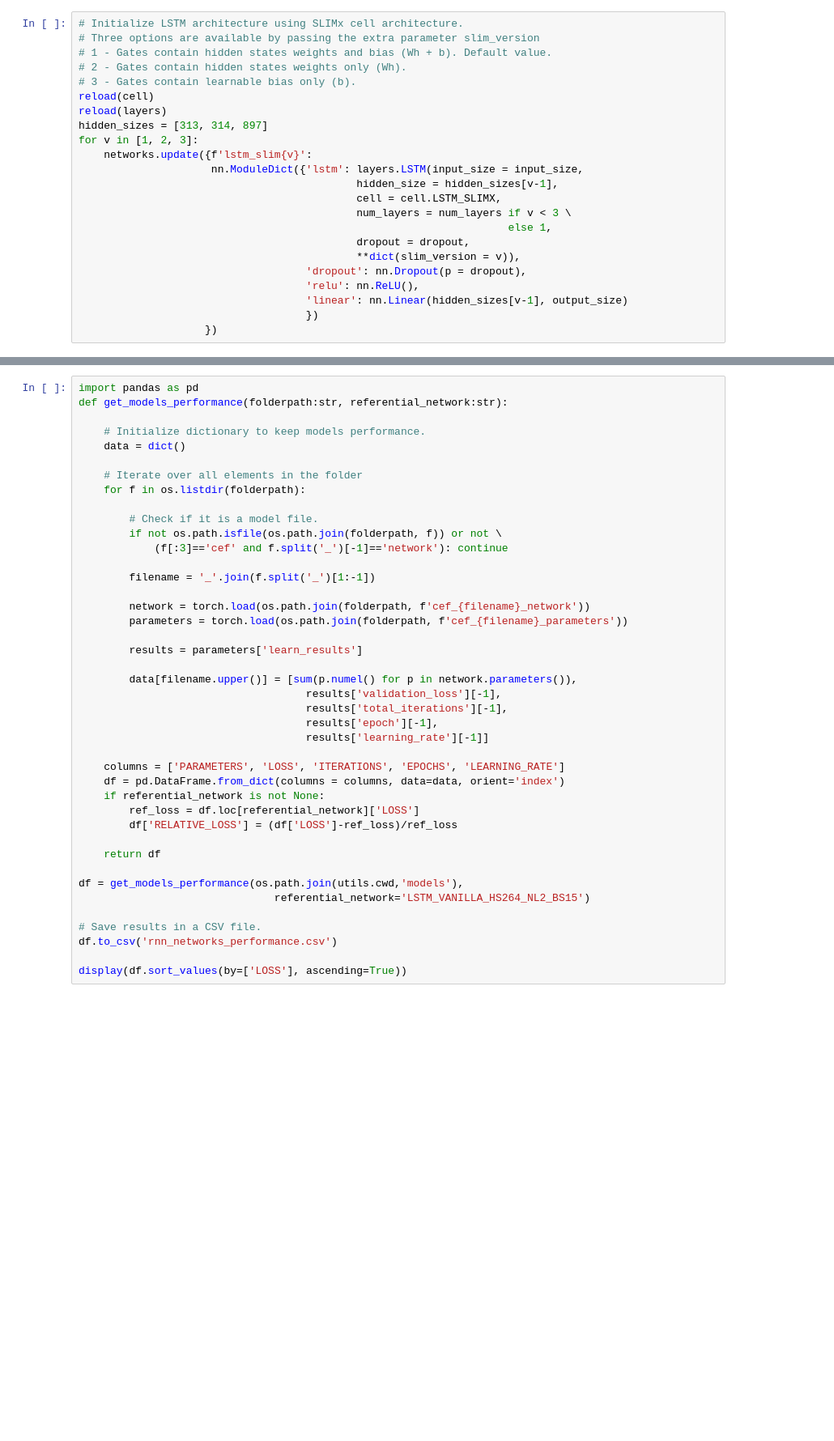
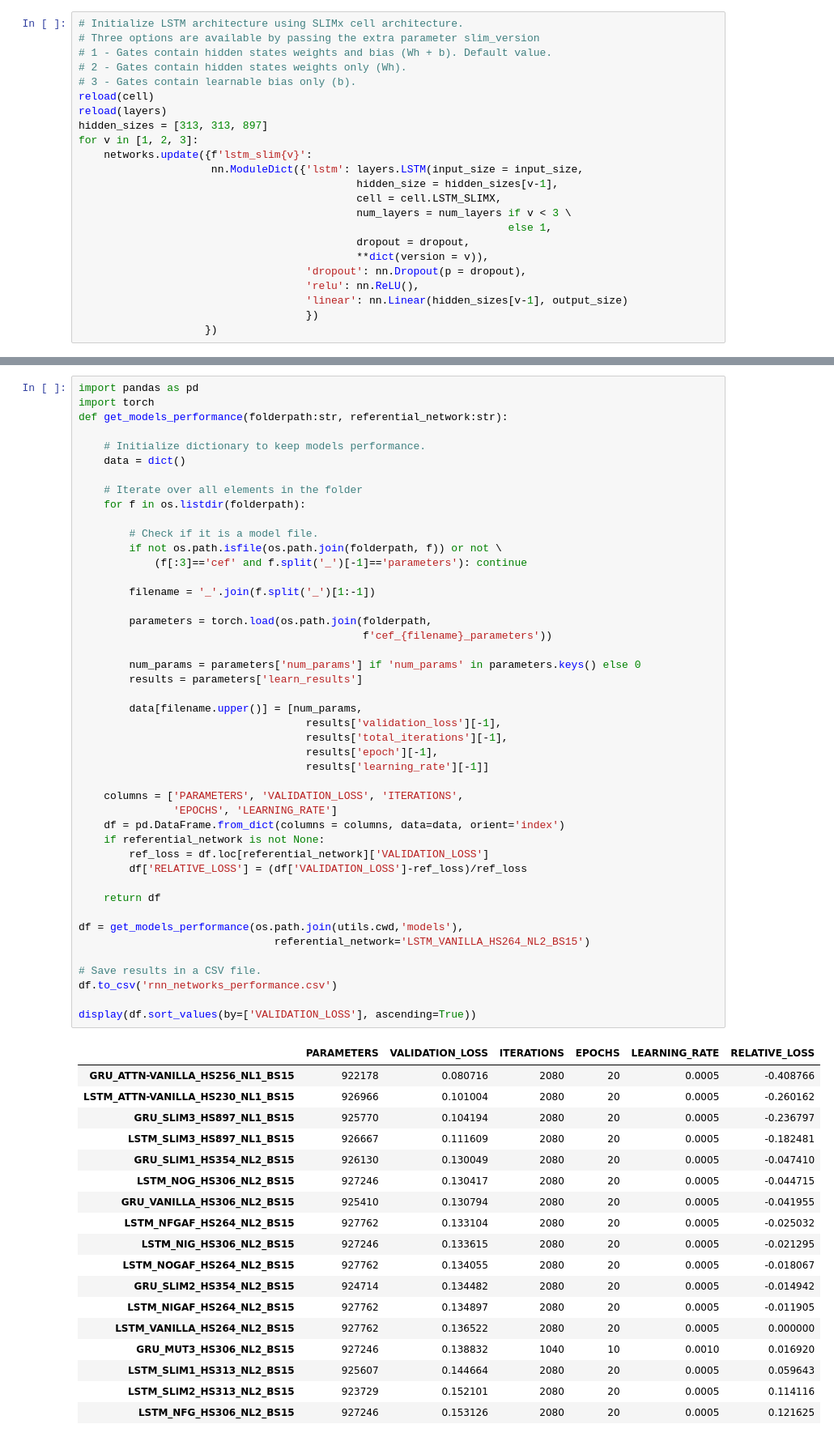
Before and after one commit to JJavierRosales/scapy, a Jupyter notebook: notebooks/rnn_time_series_forecasting.ipynb, the cells around one changed output, grey strips where cells are left out. Shown at 81% size. Cells and saved outputs as stored; diff of their text form; blank space fills up the shorter version.

```diff
--- a/notebooks/rnn_time_series_forecasting.ipynb
+++ b/notebooks/rnn_time_series_forecasting.ipynb
@@ -137,7 +141,7 @@ networks.update({'lstm_vanilla':
 # 3 - Gates contain learnable bias only (b).
 reload(cell)
 reload(layers)
-hidden_sizes = [313, 314, 897]
+hidden_sizes = [313, 313, 897]
 for v in [1, 2, 3]:
     networks.update({f'lstm_slim{v}':
                      nn.ModuleDict({'lstm': layers.LSTM(input_size = input_size,
@@ -146,7 +150,7 @@ for v in [1, 2, 3]:
                                             num_layers = num_layers if v < 3 \
                                                                     else 1,
                                             dropout = dropout,
-                                            **dict(slim_version = v)),
+                                            **dict(version = v)),
                                     'dropout': nn.Dropout(p = dropout),
                                     'relu': nn.ReLU(),
                                     'linear': nn.Linear(hidden_sizes[v-1], output_size)
@@ -364,44 +457,66 @@ event.plot_features(features=features, axs=axs, label='Actual', legend = True)
 ## Comparing models performance
 # %%
 import pandas as pd
+import torch
 def get_models_performance(folderpath:str, referential_network:str):
 
     # Initialize dictionary to keep models performance.
     data = dict()
 
     # Iterate over all elements in the folder
     for f in os.listdir(folderpath):
 
         # Check if it is a model file.
         if not os.path.isfile(os.path.join(folderpath, f)) or not \
-            (f[:3]=='cef' and f.split('_')[-1]=='network'): continue
+            (f[:3]=='cef' and f.split('_')[-1]=='parameters'): continue
 
         filename = '_'.join(f.split('_')[1:-1])
 
-        network = torch.load(os.path.join(folderpath, f'cef_{filename}_network'))
-        parameters = torch.load(os.path.join(folderpath, f'cef_{filename}_parameters'))
+        parameters = torch.load(os.path.join(folderpath,
+                                             f'cef_{filename}_parameters'))
 
+        num_params = parameters['num_params'] if 'num_params' in parameters.keys() else 0
         results = parameters['learn_results']
 
-        data[filename.upper()] = [sum(p.numel() for p in network.parameters()),
+        data[filename.upper()] = [num_params,
                                     results['validation_loss'][-1],
                                     results['total_iterations'][-1],
                                     results['epoch'][-1],
                                     results['learning_rate'][-1]]
 
-    columns = ['PARAMETERS', 'LOSS', 'ITERATIONS', 'EPOCHS', 'LEARNING_RATE']
+    columns = ['PARAMETERS', 'VALIDATION_LOSS', 'ITERATIONS',
+               'EPOCHS', 'LEARNING_RATE']
     df = pd.DataFrame.from_dict(columns = columns, data=data, orient='index')
     if referential_network is not None:
-        ref_loss = df.loc[referential_network]['LOSS']
-        df['RELATIVE_LOSS'] = (df['LOSS']-ref_loss)/ref_loss
+        ref_loss = df.loc[referential_network]['VALIDATION_LOSS']
+        df['RELATIVE_LOSS'] = (df['VALIDATION_LOSS']-ref_loss)/ref_loss
 
     return df
 
 df = get_models_performance(os.path.join(utils.cwd,'models'),
                                referential_network='LSTM_VANILLA_HS264_NL2_BS15')
 
 # Save results in a CSV file.
 df.to_csv('rnn_networks_performance.csv')
 
-display(df.sort_values(by=['LOSS'], ascending=True))
+display(df.sort_values(by=['VALIDATION_LOSS'], ascending=True))
+# %% [output]
+|  | PARAMETERS | VALIDATION_LOSS | ITERATIONS | EPOCHS | LEARNING_RATE | RELATIVE_LOSS |
+| GRU_ATTN-VANILLA_HS256_NL1_BS15 | 922178 | 0.080716 | 2080 | 20 | 0.0005 | -0.408766 |
+| LSTM_ATTN-VANILLA_HS230_NL1_BS15 | 926966 | 0.101004 | 2080 | 20 | 0.0005 | -0.260162 |
+| GRU_SLIM3_HS897_NL1_BS15 | 925770 | 0.104194 | 2080 | 20 | 0.0005 | -0.236797 |
+| LSTM_SLIM3_HS897_NL1_BS15 | 926667 | 0.111609 | 2080 | 20 | 0.0005 | -0.182481 |
+| GRU_SLIM1_HS354_NL2_BS15 | 926130 | 0.130049 | 2080 | 20 | 0.0005 | -0.047410 |
+| LSTM_NOG_HS306_NL2_BS15 | 927246 | 0.130417 | 2080 | 20 | 0.0005 | -0.044715 |
+| GRU_VANILLA_HS306_NL2_BS15 | 925410 | 0.130794 | 2080 | 20 | 0.0005 | -0.041955 |
+| LSTM_NFGAF_HS264_NL2_BS15 | 927762 | 0.133104 | 2080 | 20 | 0.0005 | -0.025032 |
+| LSTM_NIG_HS306_NL2_BS15 | 927246 | 0.133615 | 2080 | 20 | 0.0005 | -0.021295 |
+| LSTM_NOGAF_HS264_NL2_BS15 | 927762 | 0.134055 | 2080 | 20 | 0.0005 | -0.018067 |
+| GRU_SLIM2_HS354_NL2_BS15 | 924714 | 0.134482 | 2080 | 20 | 0.0005 | -0.014942 |
+| LSTM_NIGAF_HS264_NL2_BS15 | 927762 | 0.134897 | 2080 | 20 | 0.0005 | -0.011905 |
+| LSTM_VANILLA_HS264_NL2_BS15 | 927762 | 0.136522 | 2080 | 20 | 0.0005 | 0.000000 |
+| GRU_MUT3_HS306_NL2_BS15 | 927246 | 0.138832 | 1040 | 10 | 0.0010 | 0.016920 |
+| LSTM_SLIM1_HS313_NL2_BS15 | 925607 | 0.144664 | 2080 | 20 | 0.0005 | 0.059643 |
+| LSTM_SLIM2_HS313_NL2_BS15 | 923729 | 0.152101 | 2080 | 20 | 0.0005 | 0.114116 |
+| LSTM_NFG_HS306_NL2_BS15 | 927246 | 0.153126 | 2080 | 20 | 0.0005 | 0.121625 |
 # %%
```
Also changed, not shown: parts of 17 cells of this notebook, 1 other file.
